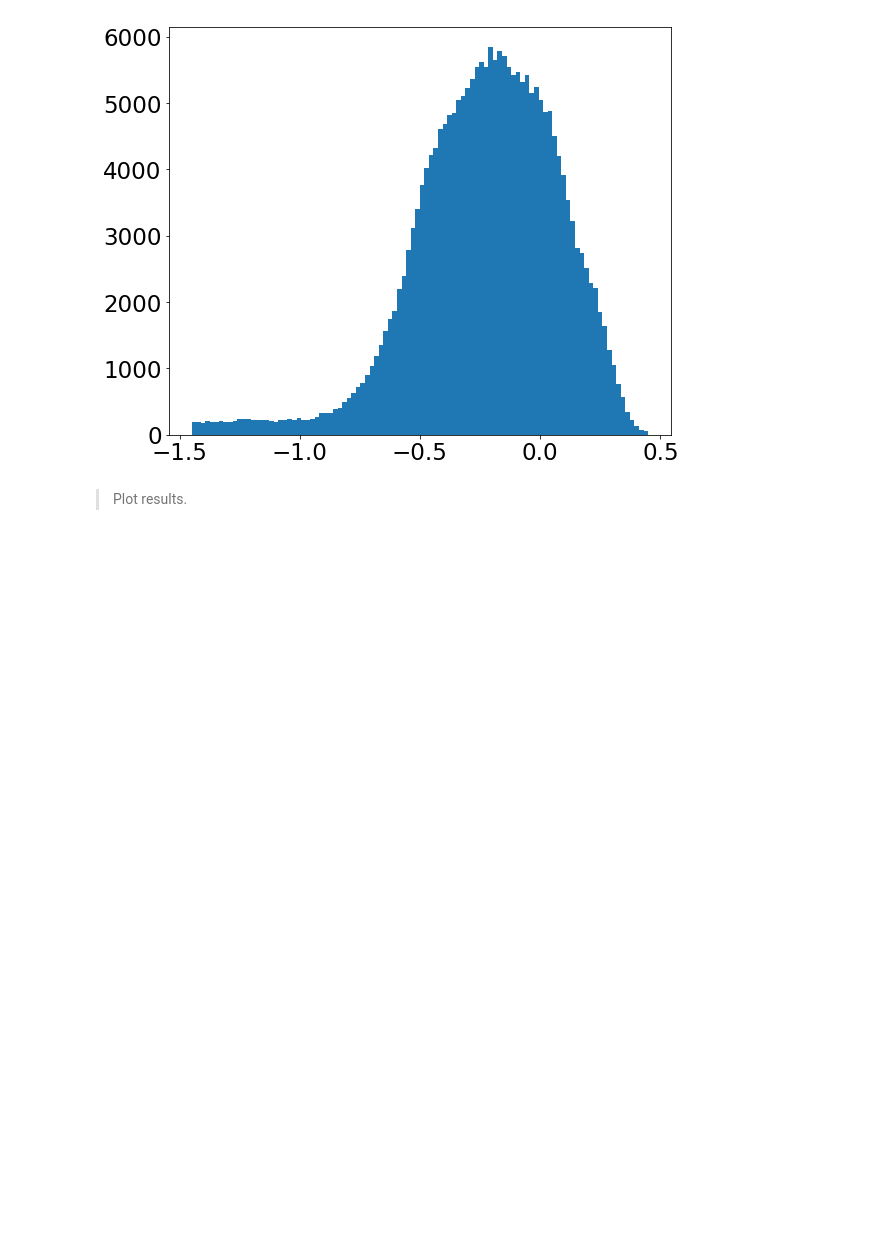
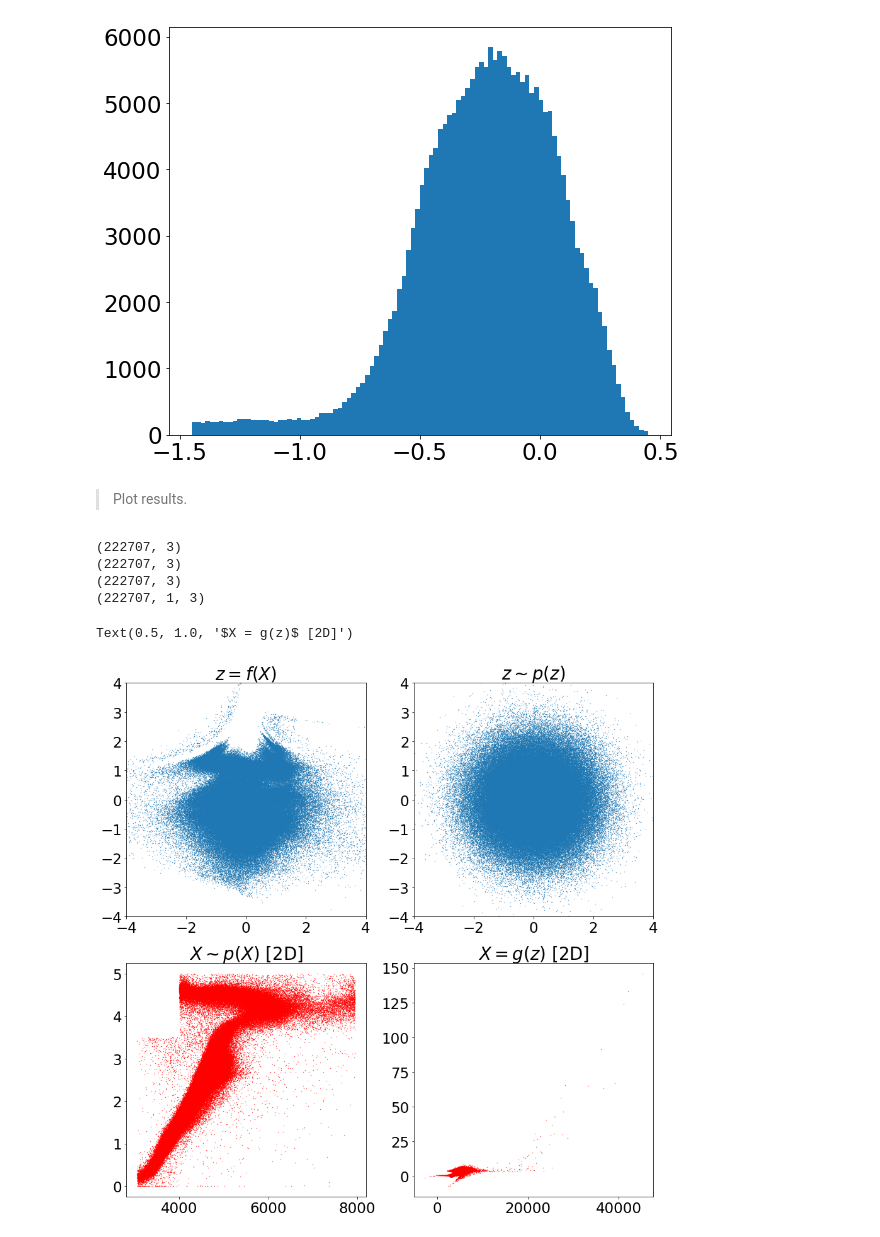
Before and after one commit to astrogilda/LSTM, a Jupyter notebook: RealNVP.ipynb, the cells around one changed output. Saved outputs shown, nothing was run; the diff lists cells and outputs as text; code cells hidden in the pictures; blank space fills up the shorter version.

Commit message:
update real nvp

```diff
--- a/RealNVP.ipynb
+++ b/RealNVP.ipynb
@@ -71,52 +71,47 @@ plt.hist(FeH, bins=100);
 > Plot results.
 # %%
 # setup figure
-plt.figure(figsize=[15,22]);
+plt.figure(figsize=[15,15]);
 
 # the latent space
-temp = np.load("real_nvp_results.npz")
+temp = np.load("../real_nvp_results.npz")
 z = temp["z1"]
 print(z.shape)
-plt.subplot(321)
+plt.subplot(221)
 plt.xlim([-4,4])
 plt.ylim([-4,4])
 plt.scatter(z[:, 0], z[:, 1], s=0.1)
 plt.title(r'$z = f(X)$')
 
 z = temp["z2"]
 print(z.shape)
-plt.subplot(322)
+plt.subplot(222)
 plt.xlim([-4,4])
 plt.ylim([-4,4])
 plt.scatter(z[:, 0], z[:, 1], s=0.1)
 plt.title(r'$z \sim p(z)$')
 
 #-----------------------------------------------------------------------------------------
 # the 2D feature space
 x = temp["x1"]
 print(x.shape)
-plt.subplot(323)
-plt.xlim([0,20])
-plt.ylim([0,20])
+plt.subplot(223)
+#plt.xlim([0,20])
+#plt.ylim([0,20])
 plt.scatter(x[:, 0], x[:, 1], c='r', s=0.1)
 plt.title(r'$X \sim p(X)$ [2D]')
 
 x = temp["x2"]
 print(x.shape)
-plt.subplot(324)
-plt.xlim([0,20])
-plt.ylim([0,20])
+plt.subplot(224)
+#plt.xlim([0,20])
+#plt.ylim([0,20])
 plt.scatter(x[:, 0, 0], x[:, 0, 1], c='r', s=0.1)
 plt.title(r'$X = g(z)$ [2D]')
-
-#-----------------------------------------------------------------------------------------
-# 1D feature histogram
-plt.subplot(325)
-
-x = temp["x1"]
-plt.hist(x[:, 0], bins=100, range=[0,20])
-
-x = temp["x2"]
-plt.hist(x[:, :, 0], alpha=0.5, bins=100, range=[0,20])
-
-plt.title(r'$X \sim p(X)$ [1D]')
+# %% [output]
+(222707, 3)
+(222707, 3)
+(222707, 3)
+(222707, 1, 3)
+Text(0.5, 1.0, '$X = g(z)$ [2D]')
+[figure, added]
```
Also changed, not shown: parts of 1 cell of this notebook, 1 other file.
